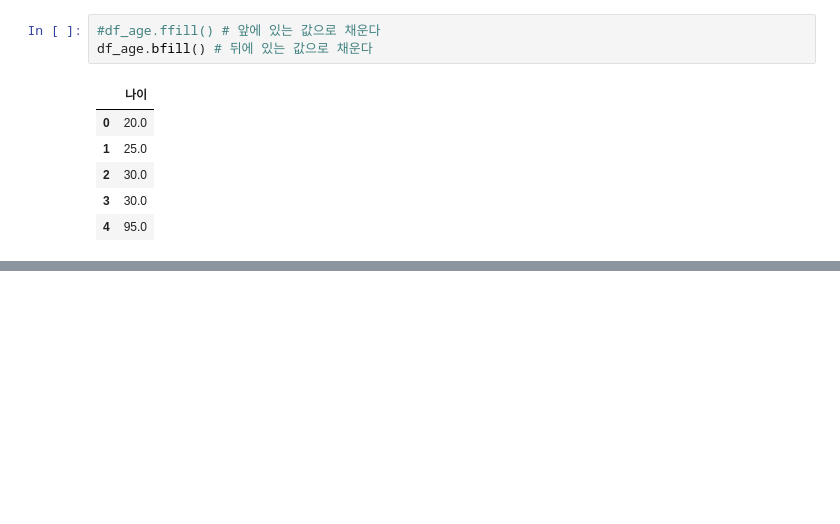
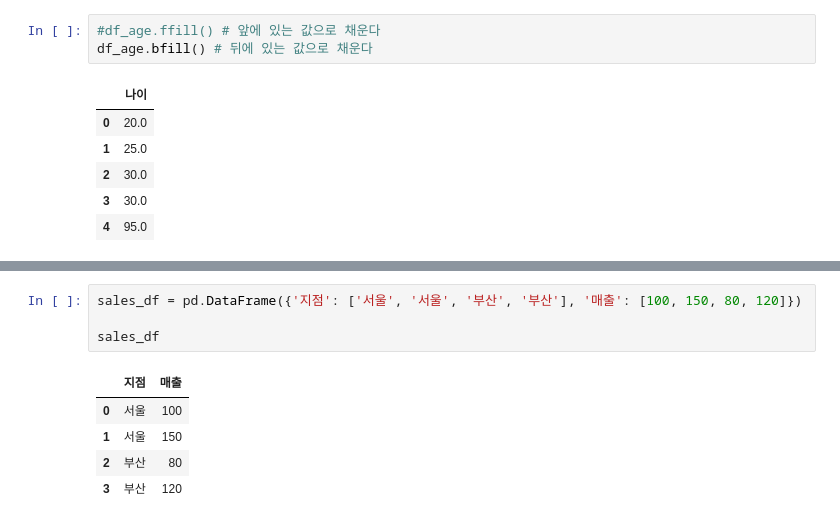
Before and after one commit to acdc234-git/AX_TIL, a Jupyter notebook: 26/08월/25.ipynb, the cells around one changed output, grey strips where cells are left out. Saved outputs shown, nothing was run; the diff lists cells and outputs as text; blank space fills up the shorter version.

```diff
--- a/26/08월/25.ipynb
+++ b/26/08월/25.ipynb
@@ -178,0 +262,10 @@ df_age.bfill() # 뒤에 있는 값으로 채운다
+# %%
+sales_df = pd.DataFrame({'지점': ['서울', '서울', '부산', '부산'], '매출': [100, 150, 80, 120]})
+
+sales_df
+# %% [output]
+|  | 지점 | 매출 |
+| 0 | 서울 | 100 |
+| 1 | 서울 | 150 |
+| 2 | 부산 | 80 |
+| 3 | 부산 | 120 |
```
Also changed, not shown: parts of 15 cells of this notebook, 2 other files.
